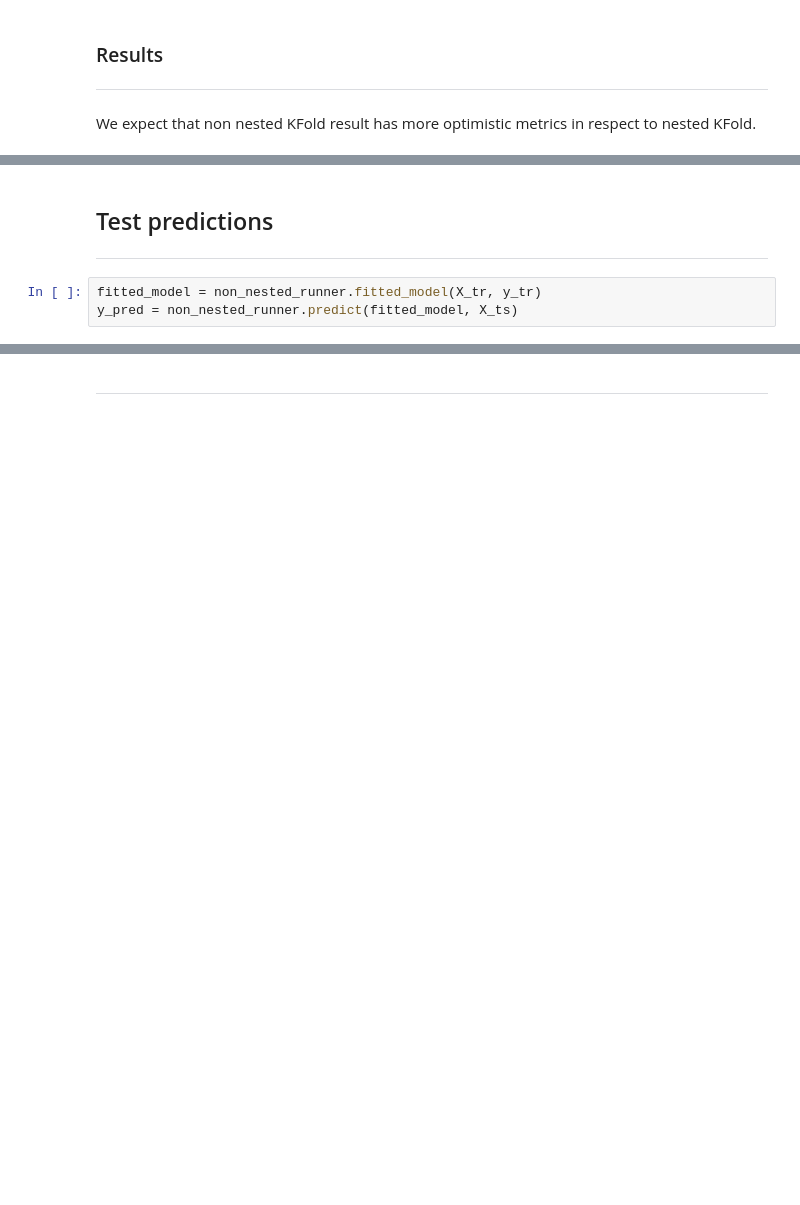
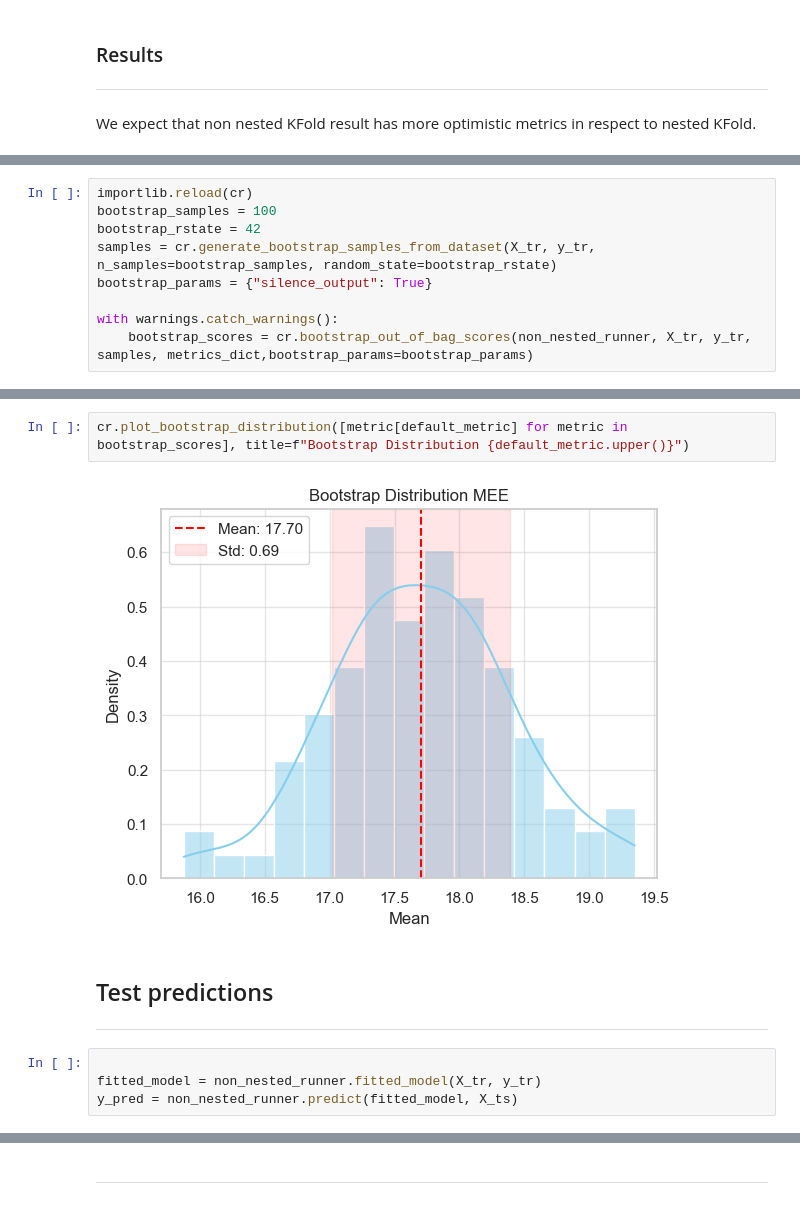
Before and after one commit to Borbico/Machine_Learning_Melaccio, a Jupyter notebook: notebooks/cup_SVM.ipynb, the cells around one changed output, grey strips where cells are left out. Cells and saved outputs as stored; diff of their text form; blank space fills up the shorter version.

```diff
--- a/notebooks/cup_SVM.ipynb
+++ b/notebooks/cup_SVM.ipynb
@@ -397,0 +291,9 @@ cr.plot_bootstrap_distribution([metric[MEE] for metric in bootstrap_scores], tit
+# %%
+importlib.reload(cr)
+bootstrap_samples = 100
+bootstrap_rstate = 42
+samples = cr.generate_bootstrap_samples_from_dataset(X_tr, y_tr, n_samples=bootstrap_samples, random_state=bootstrap_rstate)
+bootstrap_params = {"silence_output": True}
+
+with warnings.catch_warnings():
+    bootstrap_scores = cr.bootstrap_out_of_bag_scores(non_nested_runner, X_tr, y_tr, samples, metrics_dict,bootstrap_params=bootstrap_params)
@@ -398,7 +310,12 @@ cr.plot_bootstrap_distribution([metric[MEE] for metric in bootstrap_scores], tit
+# %%
+cr.plot_bootstrap_distribution([metric[default_metric] for metric in bootstrap_scores], title=f"Bootstrap Distribution {default_metric.upper()}")
+# %% [output]
+[figure, added]
 # %% [markdown]
 <h2>Test predictions</h2>
 <hr/>
 # %%
+
 fitted_model = non_nested_runner.fitted_model(X_tr, y_tr)
 y_pred = non_nested_runner.predict(fitted_model, X_ts)
 # %%
```
Also changed, not shown: parts of 26 cells of this notebook, 6 other files.
